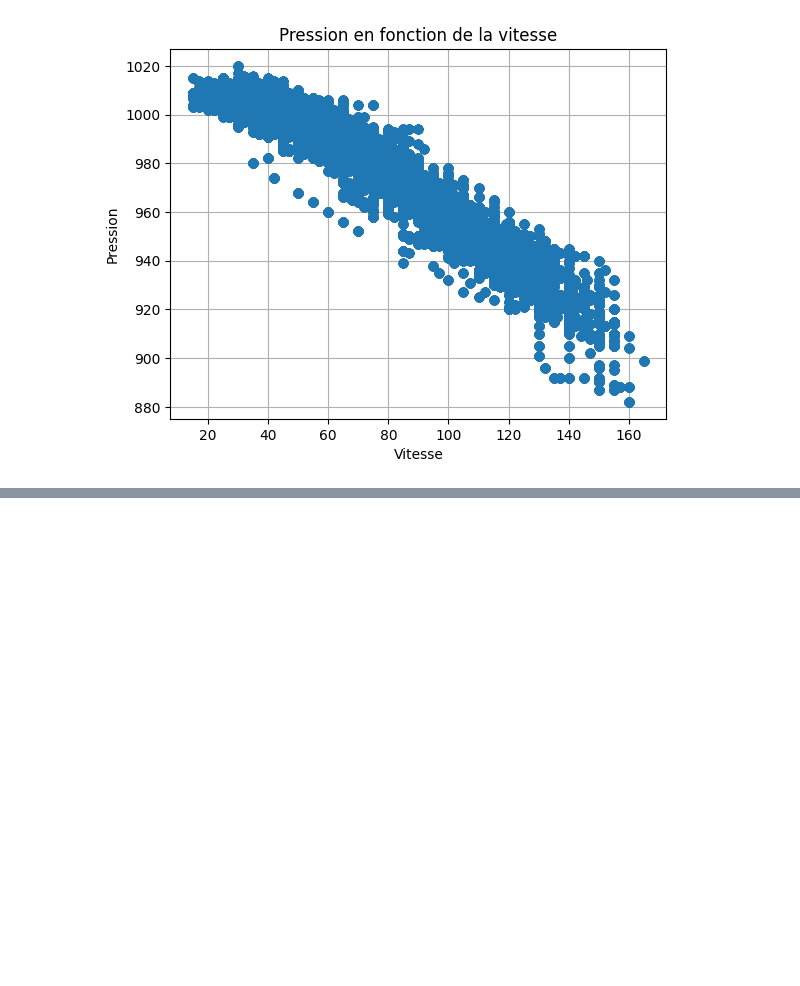
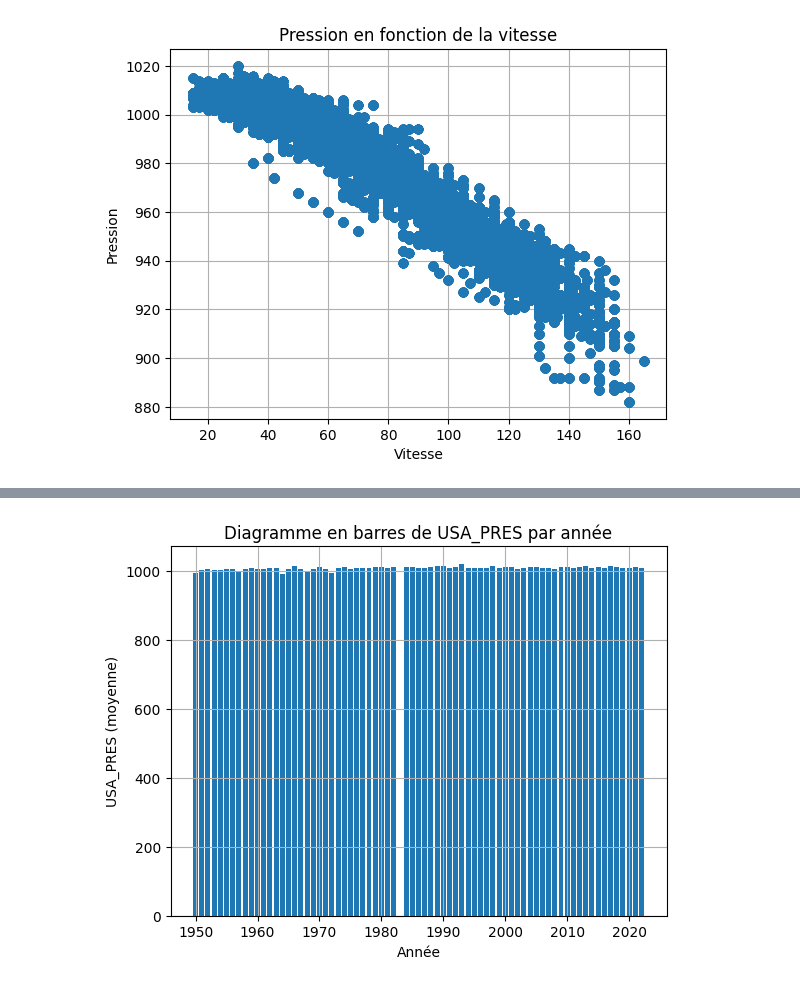
Before and after one commit to FWICSS/HurricaneProject, a Jupyter notebook: Expose.ipynb, the cells around one changed output, grey strips where cells are left out. Cells and saved outputs as stored; diff of their text form; code cells hidden in the pictures; blank space fills up the shorter version.

```diff
--- a/Expose.ipynb
+++ b/Expose.ipynb
@@ -184,0 +192,4 @@ getHistPressionVersusSpeed(data_caribeen_prepared)
+# %%
+getPressByYear(data_caribeen_prepared)
+# %% [output]
+[figure, added]
```
Also changed, not shown: parts of 3 cells of this notebook, 2 other files.
